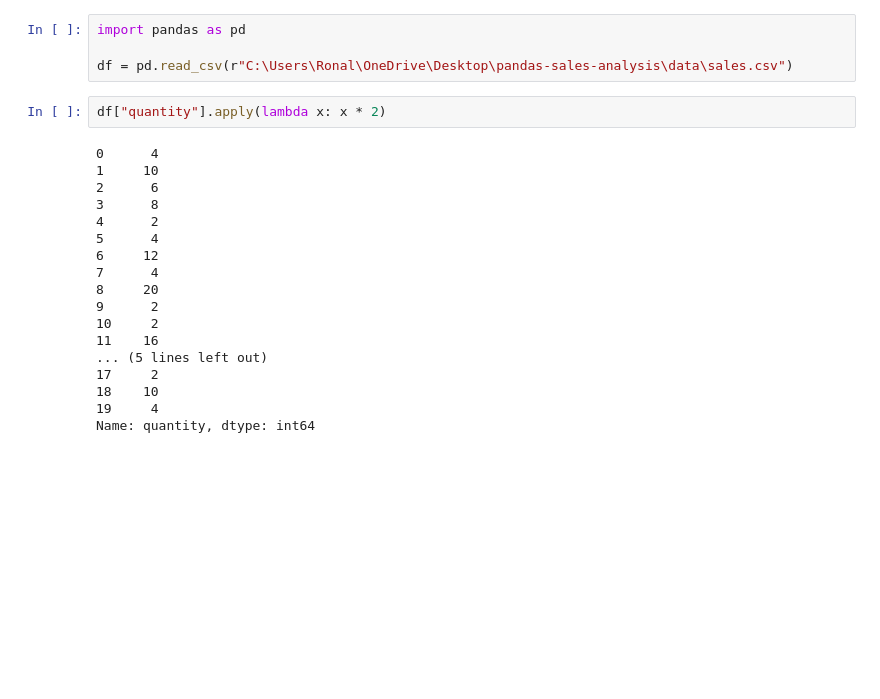
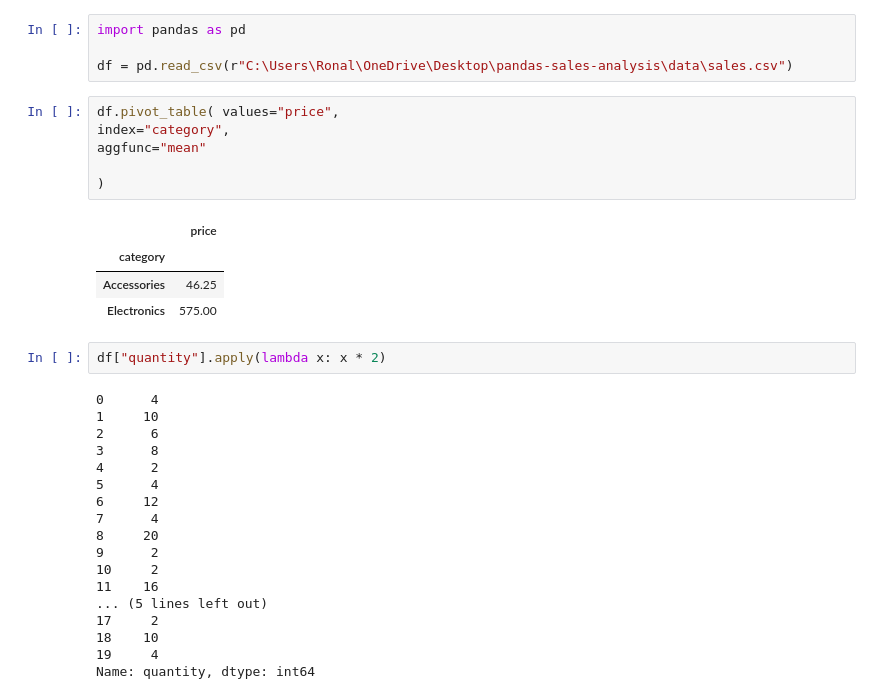
Before and after one commit to ronirgp/pandas-sales-analysis, a Jupyter notebook: notebooks/sales_analysis.ipynb, the cells around one changed output. Drawn from its saved outputs; the diff is of its cells as text; blank space fills up the shorter version.

Commit message:
Add pivot table

```diff
--- a/notebooks/sales_analysis.ipynb
+++ b/notebooks/sales_analysis.ipynb
@@ -2,6 +2,17 @@
 import pandas as pd
 
 df = pd.read_csv(r"C:\Users\Ronal\OneDrive\Desktop\pandas-sales-analysis\data\sales.csv")
+# %%
+df.pivot_table( values="price",
+index="category",
+aggfunc="mean"
+
+)
+# %% [output]
+|  | price |
+| category |  |
+| Accessories | 46.25 |
+| Electronics | 575.00 |
 # %%
 df["quantity"].apply(lambda x: x * 2)
 # %% [output]
```
Also changed, not shown: 1 other file.
